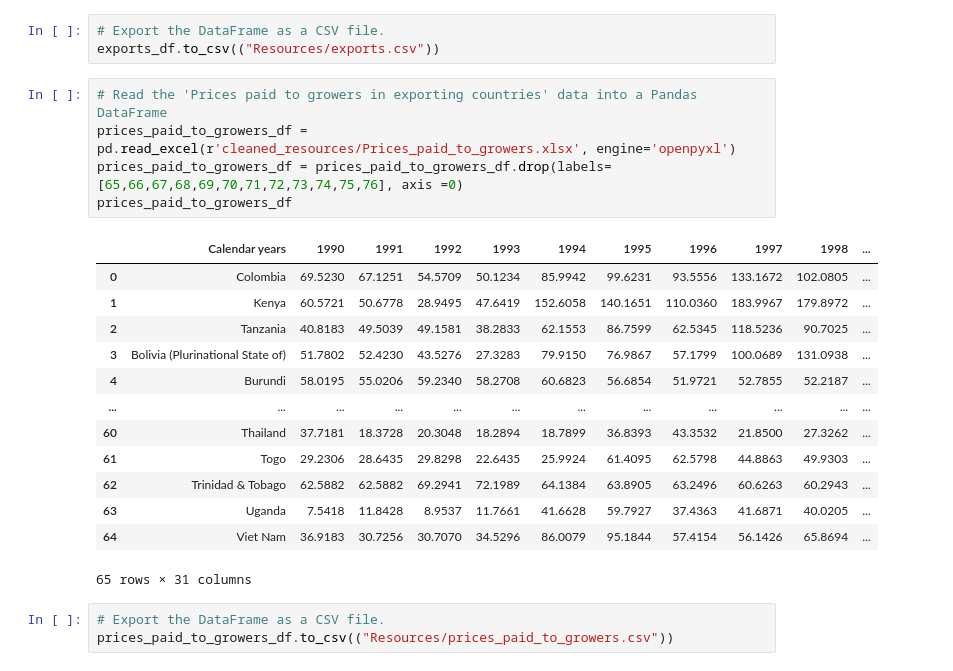
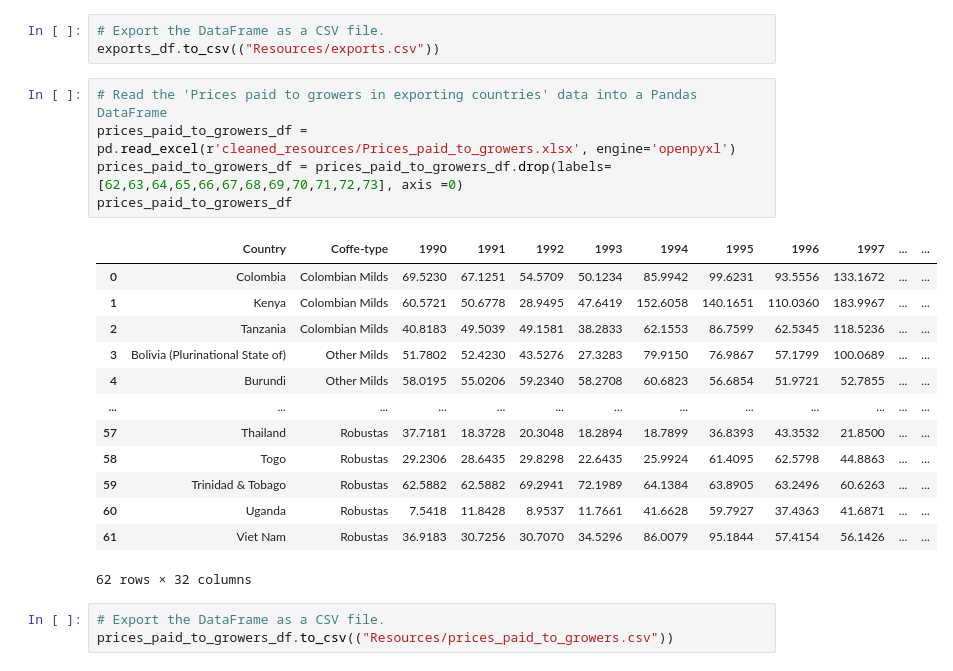
Before and after one commit to SandraBotica/Project-3, a Jupyter notebook: coffee_data.ipynb, the cells around one changed output. Cells and saved outputs as stored; diff of their text form.

```diff
--- a/coffee_data.ipynb
+++ b/coffee_data.ipynb
@@ -106,22 +101,22 @@ exports_df.to_csv(("Resources/exports.csv"))
 # %%
 # Read the 'Prices paid to growers in exporting countries' data into a Pandas DataFrame
 prices_paid_to_growers_df = pd.read_excel(r'cleaned_resources/Prices_paid_to_growers.xlsx', engine='openpyxl')
-prices_paid_to_growers_df = prices_paid_to_growers_df.drop(labels=[65,66,67,68,69,70,71,72,73,74,75,76], axis =0)
+prices_paid_to_growers_df = prices_paid_to_growers_df.drop(labels=[62,63,64,65,66,67,68,69,70,71,72,73], axis =0)
 prices_paid_to_growers_df
 # %% [output]
-|  | Calendar years | 1990 | 1991 | 1992 | 1993 | 1994 | 1995 | 1996 | 1997 | 1998 | ... |
-| 0 | Colombia | 69.5230 | 67.1251 | 54.5709 | 50.1234 | 85.9942 | 99.6231 | 93.5556 | 133.1672 | 102.0805 | ... |
-| 1 | Kenya | 60.5721 | 50.6778 | 28.9495 | 47.6419 | 152.6058 | 140.1651 | 110.0360 | 183.9967 | 179.8972 | ... |
-| 2 | Tanzania | 40.8183 | 49.5039 | 49.1581 | 38.2833 | 62.1553 | 86.7599 | 62.5345 | 118.5236 | 90.7025 | ... |
-| 3 | Bolivia (Plurinational State of) | 51.7802 | 52.4230 | 43.5276 | 27.3283 | 79.9150 | 76.9867 | 57.1799 | 100.0689 | 131.0938 | ... |
-| 4 | Burundi | 58.0195 | 55.0206 | 59.2340 | 58.2708 | 60.6823 | 56.6854 | 51.9721 | 52.7855 | 52.2187 | ... |
-| ... | ... | ... | ... | ... | ... | ... | ... | ... | ... | ... | ... |
-| 60 | Thailand | 37.7181 | 18.3728 | 20.3048 | 18.2894 | 18.7899 | 36.8393 | 43.3532 | 21.8500 | 27.3262 | ... |
-| 61 | Togo | 29.2306 | 28.6435 | 29.8298 | 22.6435 | 25.9924 | 61.4095 | 62.5798 | 44.8863 | 49.9303 | ... |
-| 62 | Trinidad & Tobago | 62.5882 | 62.5882 | 69.2941 | 72.1989 | 64.1384 | 63.8905 | 63.2496 | 60.6263 | 60.2943 | ... |
-| 63 | Uganda | 7.5418 | 11.8428 | 8.9537 | 11.7661 | 41.6628 | 59.7927 | 37.4363 | 41.6871 | 40.0205 | ... |
-| 64 | Viet Nam | 36.9183 | 30.7256 | 30.7070 | 34.5296 | 86.0079 | 95.1844 | 57.4154 | 56.1426 | 65.8694 | ... |
+|  | Country | Coffe-type | 1990 | 1991 | 1992 | 1993 | 1994 | 1995 | 1996 | 1997 | ... | ... |
+| 0 | Colombia | Colombian Milds | 69.5230 | 67.1251 | 54.5709 | 50.1234 | 85.9942 | 99.6231 | 93.5556 | 133.1672 | ... | ... |
+| 1 | Kenya | Colombian Milds | 60.5721 | 50.6778 | 28.9495 | 47.6419 | 152.6058 | 140.1651 | 110.0360 | 183.9967 | ... | ... |
+| 2 | Tanzania | Colombian Milds | 40.8183 | 49.5039 | 49.1581 | 38.2833 | 62.1553 | 86.7599 | 62.5345 | 118.5236 | ... | ... |
+| 3 | Bolivia (Plurinational State of) | Other Milds | 51.7802 | 52.4230 | 43.5276 | 27.3283 | 79.9150 | 76.9867 | 57.1799 | 100.0689 | ... | ... |
+| 4 | Burundi | Other Milds | 58.0195 | 55.0206 | 59.2340 | 58.2708 | 60.6823 | 56.6854 | 51.9721 | 52.7855 | ... | ... |
+| ... | ... | ... | ... | ... | ... | ... | ... | ... | ... | ... | ... | ... |
+| 57 | Thailand | Robustas | 37.7181 | 18.3728 | 20.3048 | 18.2894 | 18.7899 | 36.8393 | 43.3532 | 21.8500 | ... | ... |
+| 58 | Togo | Robustas | 29.2306 | 28.6435 | 29.8298 | 22.6435 | 25.9924 | 61.4095 | 62.5798 | 44.8863 | ... | ... |
+| 59 | Trinidad & Tobago | Robustas | 62.5882 | 62.5882 | 69.2941 | 72.1989 | 64.1384 | 63.8905 | 63.2496 | 60.6263 | ... | ... |
+| 60 | Uganda | Robustas | 7.5418 | 11.8428 | 8.9537 | 11.7661 | 41.6628 | 59.7927 | 37.4363 | 41.6871 | ... | ... |
+| 61 | Viet Nam | Robustas | 36.9183 | 30.7256 | 30.7070 | 34.5296 | 86.0079 | 95.1844 | 57.4154 | 56.1426 | ... | ... |
-65 rows × 31 columns
+62 rows × 32 columns
 # %%
 # Export the DataFrame as a CSV file.
 prices_paid_to_growers_df.to_csv(("Resources/prices_paid_to_growers.csv"))
```
Also changed, not shown: parts of 74 cells of this notebook, 10 other files.
